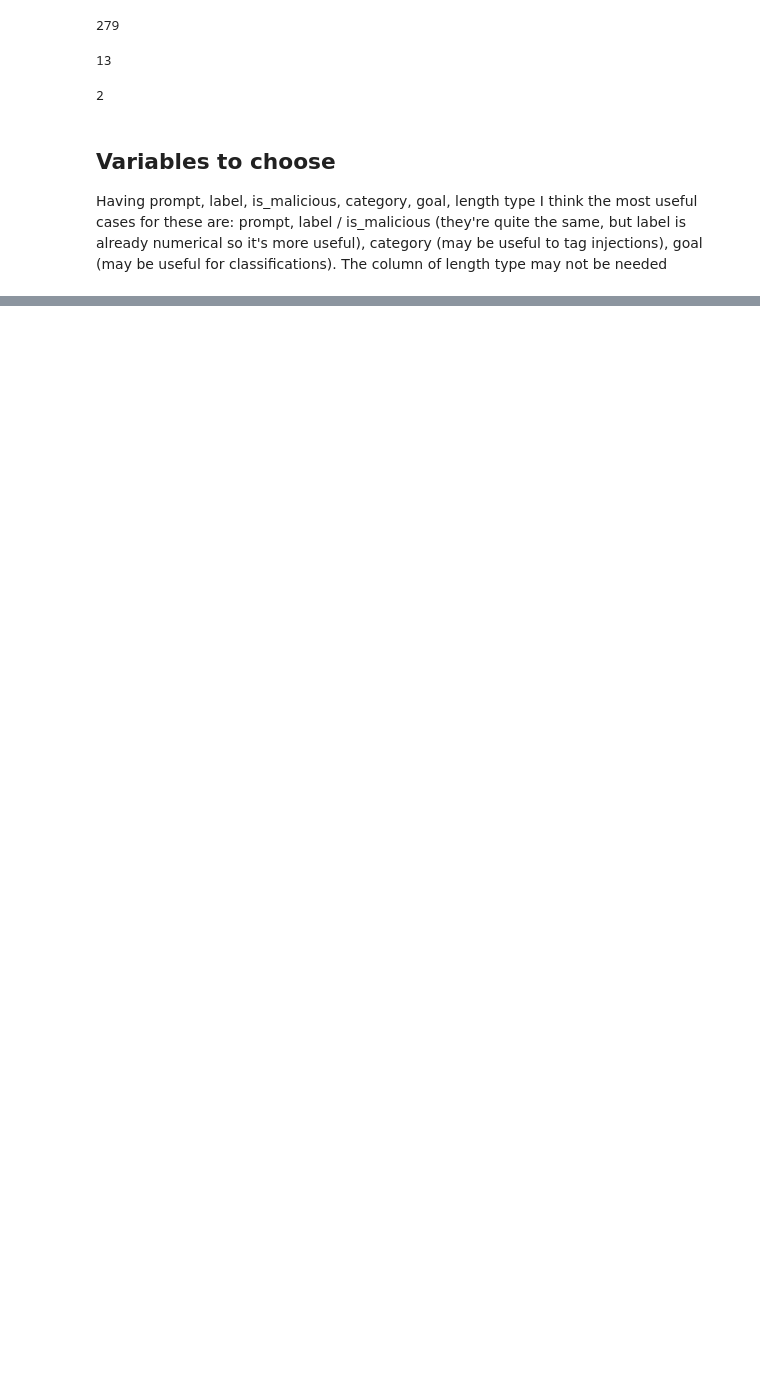
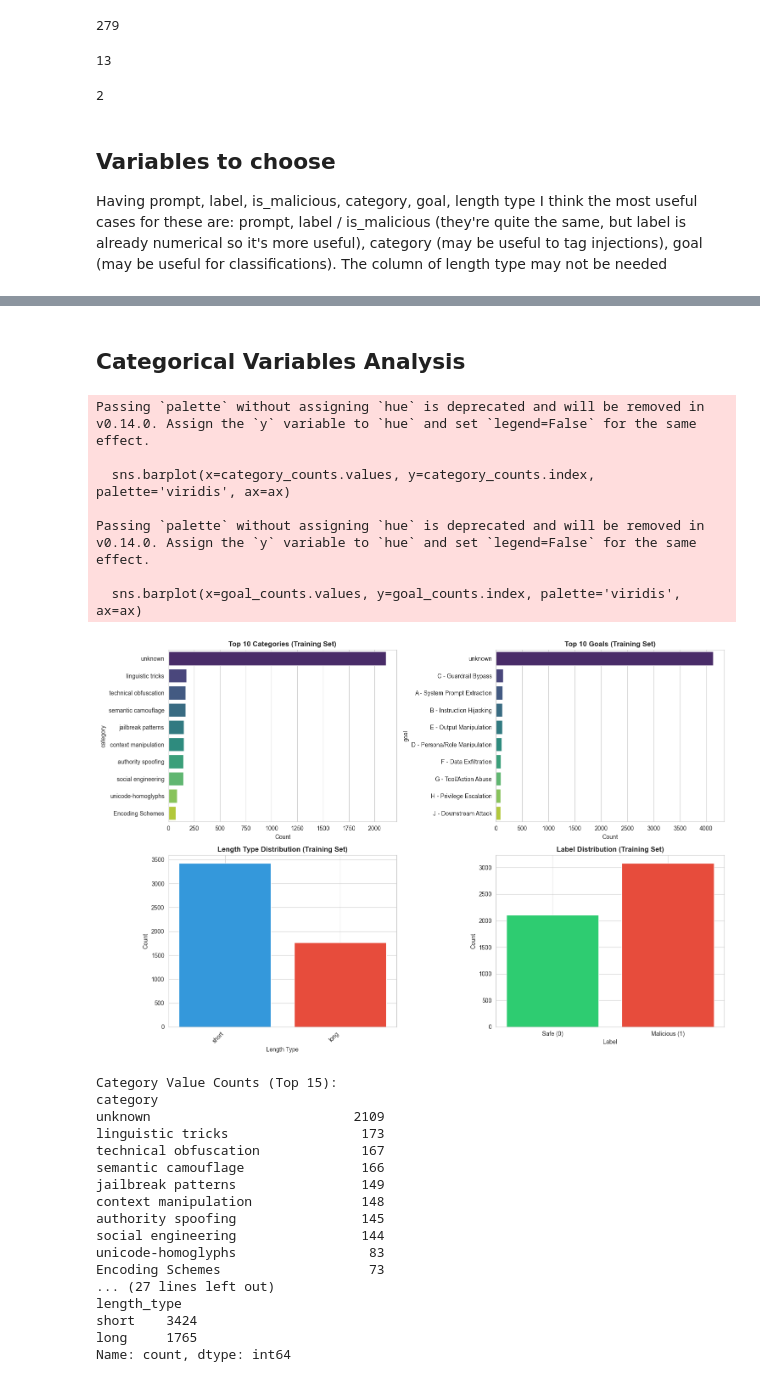
Before and after one commit to LuisMontenegro21/SecurityDataScienceProject, a Jupyter notebook: project.ipynb, the cells around one changed output, grey strips where cells are left out. Drawn from its saved outputs; the diff is of its cells as text; code cells hidden in the pictures; blank space fills up the shorter version.

```diff
--- a/project.ipynb
+++ b/project.ipynb
@@ -102,0 +161,75 @@ Having prompt, label, is_malicious, category, goal, length type I think the most
+# %% [markdown]
+## Categorical Variables Analysis
+# %%
+fig, axes = plt.subplots(2, 2, figsize=(15, 10))
+
+# Category distribution
+ax = axes[0, 0]
+category_counts = train_df['category'].value_counts().head(10)
+sns.barplot(x=category_counts.values, y=category_counts.index, palette='viridis', ax=ax)
+ax.set_title('Top 10 Categories (Training Set)', fontsize=12, fontweight='bold')
+ax.set_xlabel('Count')
+
+# Goal distribution
+ax = axes[0, 1]
+goal_counts = train_df['goal'].value_counts().head(10)
+sns.barplot(x=goal_counts.values, y=goal_counts.index, palette='viridis', ax=ax)
+ax.set_title('Top 10 Goals (Training Set)', fontsize=12, fontweight='bold')
+ax.set_xlabel('Count')
+
+# Length type distribution
+ax = axes[1, 0]
+length_counts = train_df['length_type'].value_counts()
+colors_length = ['#3498db', '#e74c3c', '#f39c12', '#9b59b6', '#1abc9c']
+ax.bar(length_counts.index, length_counts.values, color=colors_length[:len(length_counts)])
+ax.set_title('Length Type Distribution (Training Set)', fontsize=12, fontweight='bold')
+ax.set_ylabel('Count')
+ax.set_xlabel('Length Type')
+plt.setp(ax.xaxis.get_majorticklabels(), rotation=45, ha='right')
+
+# Label distribution
+ax = axes[1, 1]
+label_counts = train_df['label'].value_counts().sort_index()
+colors_label = ['#2ecc71', '#e74c3c']
+ax.bar(label_counts.index, label_counts.values, color=colors_label)
+ax.set_title('Label Distribution (Training Set)', fontsize=12, fontweight='bold')
+ax.set_ylabel('Count')
+ax.set_xlabel('Label')
+ax.set_xticks([0, 1])
+ax.set_xticklabels(['Safe (0)', 'Malicious (1)'])
+
+plt.tight_layout()
+plt.show()
+
+print("Category Value Counts (Top 15):")
+print(train_df['category'].value_counts().head(15))
+print("\n\nGoal Value Counts (Top 15):")
+print(train_df['goal'].value_counts().head(15))
+print("\n\nLength Type Value Counts:")
+print(train_df['length_type'].value_counts())
+# %% [output]
+Passing `palette` without assigning `hue` is deprecated and will be removed in v0.14.0. Assign the `y` variable to `hue` and set `legend=False` for the same effect.
+
+  sns.barplot(x=category_counts.values, y=category_counts.index, palette='viridis', ax=ax)
+
+Passing `palette` without assigning `hue` is deprecated and will be removed in v0.14.0. Assign the `y` variable to `hue` and set `legend=False` for the same effect.
+
+  sns.barplot(x=goal_counts.values, y=goal_counts.index, palette='viridis', ax=ax)
+[figure, added]
+Category Value Counts (Top 15):
+category
+unknown                          2109
+linguistic tricks                 173
+technical obfuscation             167
+semantic camouflage               166
+jailbreak patterns                149
+context manipulation              148
+authority spoofing                145
+social engineering                144
+unicode-homoglyphs                 83
+Encoding Schemes                   73
+... (27 lines left out)
+length_type
+short    3424
+long     1765
+Name: count, dtype: int64
```
Also changed, not shown: parts of 17 cells of this notebook, 1 other file.
